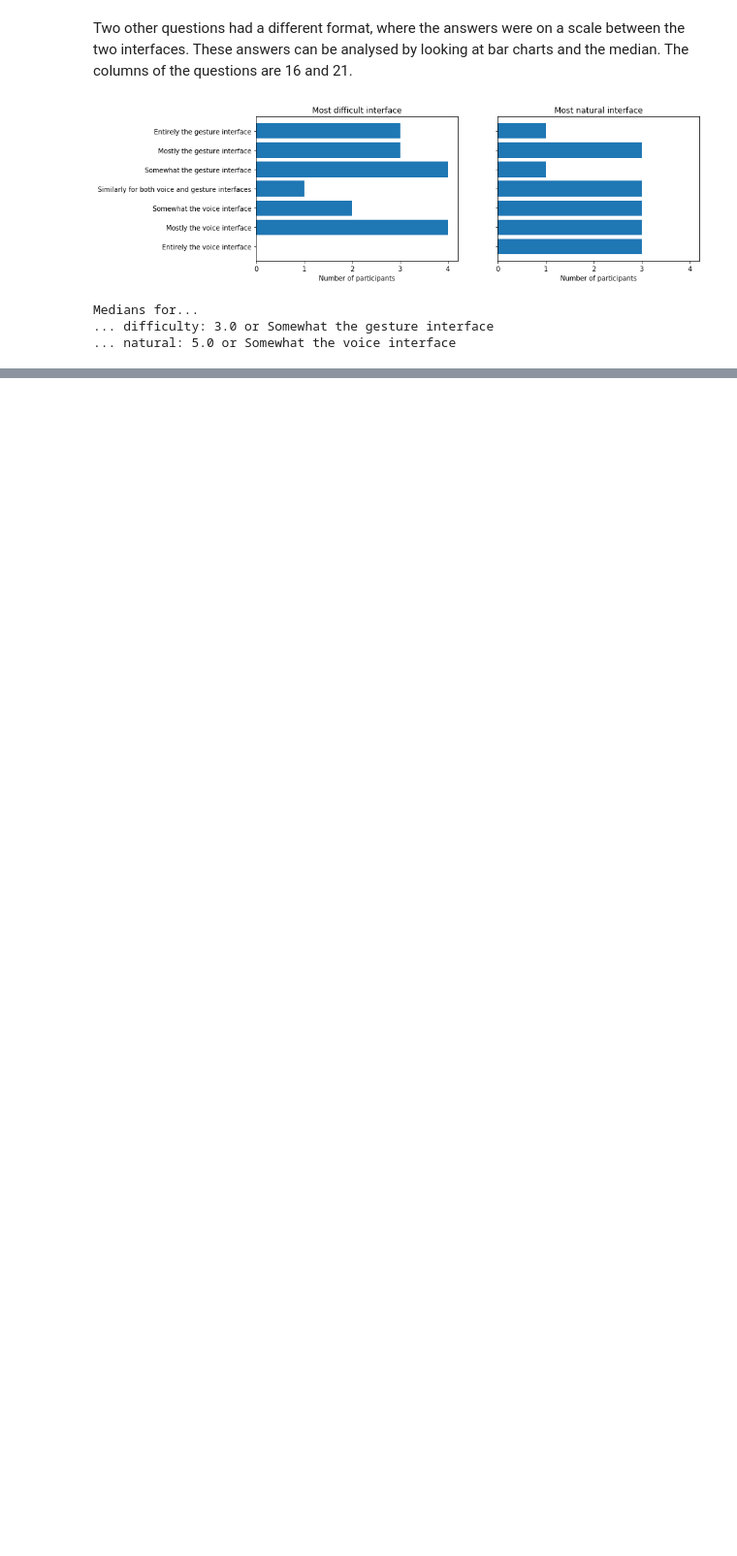
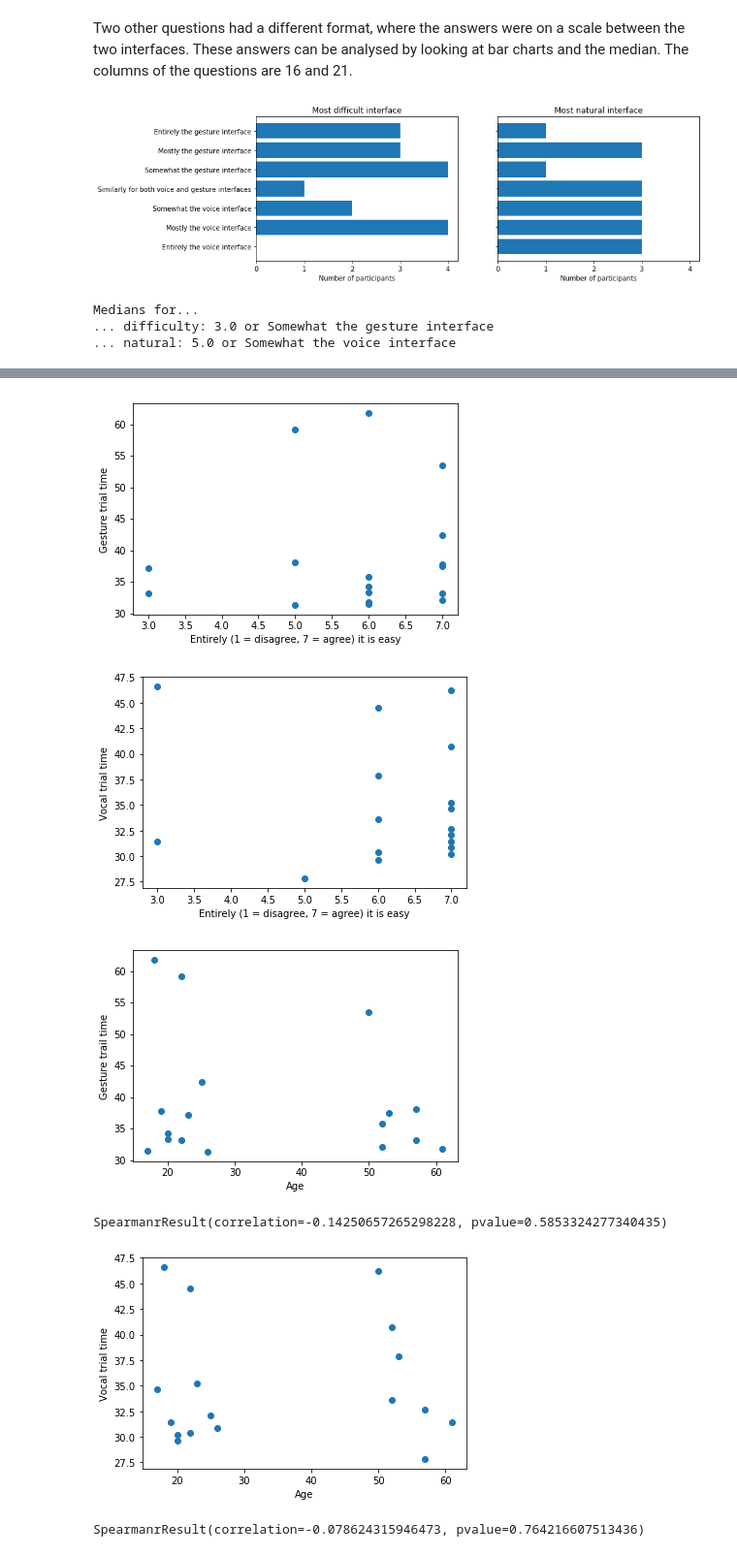
Before and after one commit to IsaiahvH/HRI-Dance-Project, a Jupyter notebook: Experiment/Analysis.ipynb, the cells around one changed output, grey strips where cells are left out. Shown: that part at 97% size. Cells and saved outputs as stored; diff of their text form; code cells hidden in the pictures; blank space fills up the shorter version.

```diff
--- a/Experiment/Analysis.ipynb
+++ b/Experiment/Analysis.ipynb
@@ -140,7 +142,7 @@ only_LL
 mean_mistakes = only_LL.groupby(['subject_nr', 'interface']).mean()['mistakes']
 mean_trialtime = only_LL.groupby(['subject_nr', 'interface', 'timeout']).mean()['trialtime']
 # Only keep avg. trial time for successful trials:
-mean_succes_trialtime = mean_trialtime[:,:,0]
+mean_success_trialtime = mean_trialtime[:,:,0]
 # %%
 # Make plots and calculate significance with a dependent t-test:
 mean_mistakes.to_frame().boxplot(by='interface', grid=False, figsize=(6,5), fontsize=12)
@@ -295,0 +353,43 @@ Medians for...
+# %%
+ges_trial_time = mean_success_trialtime[:,'gestural']
+voc_trial_time = mean_success_trialtime[:,'vocal']
+
+# Difficulty/Trial time:
+ges_easy = df[column_names[13]]
+voc_easy = df[column_names[12]]
+
+plt.scatter(ges_easy, ges_trial_time)
+plt.xlabel("Entirely (1 = disagree, 7 = agree) it is easy")
+plt.ylabel("Gesture trial time")
+plt.show()
+plt.scatter(voc_easy, voc_trial_time)
+plt.xlabel("Entirely (1 = disagree, 7 = agree) it is easy")
+plt.ylabel("Vocal trial time")
+plt.show()
+
+# Age/Trial time:
+age = df[column_names[2]]
+
+plt.scatter(age, ges_trial_time)
+plt.xlabel("Age")
+plt.ylabel("Gesture trail time")
+plt.show()
+print(sts.spearmanr(age, ges_trial_time))
+plt.scatter(age, voc_trial_time)
+plt.xlabel("Age")
+plt.ylabel("Vocal trial time")
+plt.show()
+print(sts.spearmanr(age, voc_trial_time))
+plt.scatter(ges_trial_time, voc_trial_time)
+plt.xlabel("Gesture trial time")
+plt.ylabel("Vocal trial time")
+plt.show()
+pear = sts.pearsonr(ges_trial_time, voc_trial_time)
+print("Pearson's r:", pear[0], "with p =", pear[1])
+# %% [output]
+[figure, added]
+[figure, added]
+[figure, added]
+SpearmanrResult(correlation=-0.14250657265298228, pvalue=0.5853324277340435)
+[figure, added]
+SpearmanrResult(correlation=-0.078624315946473, pvalue=0.764216607513436)
```
Also changed, not shown: parts of 9 cells of this notebook.
